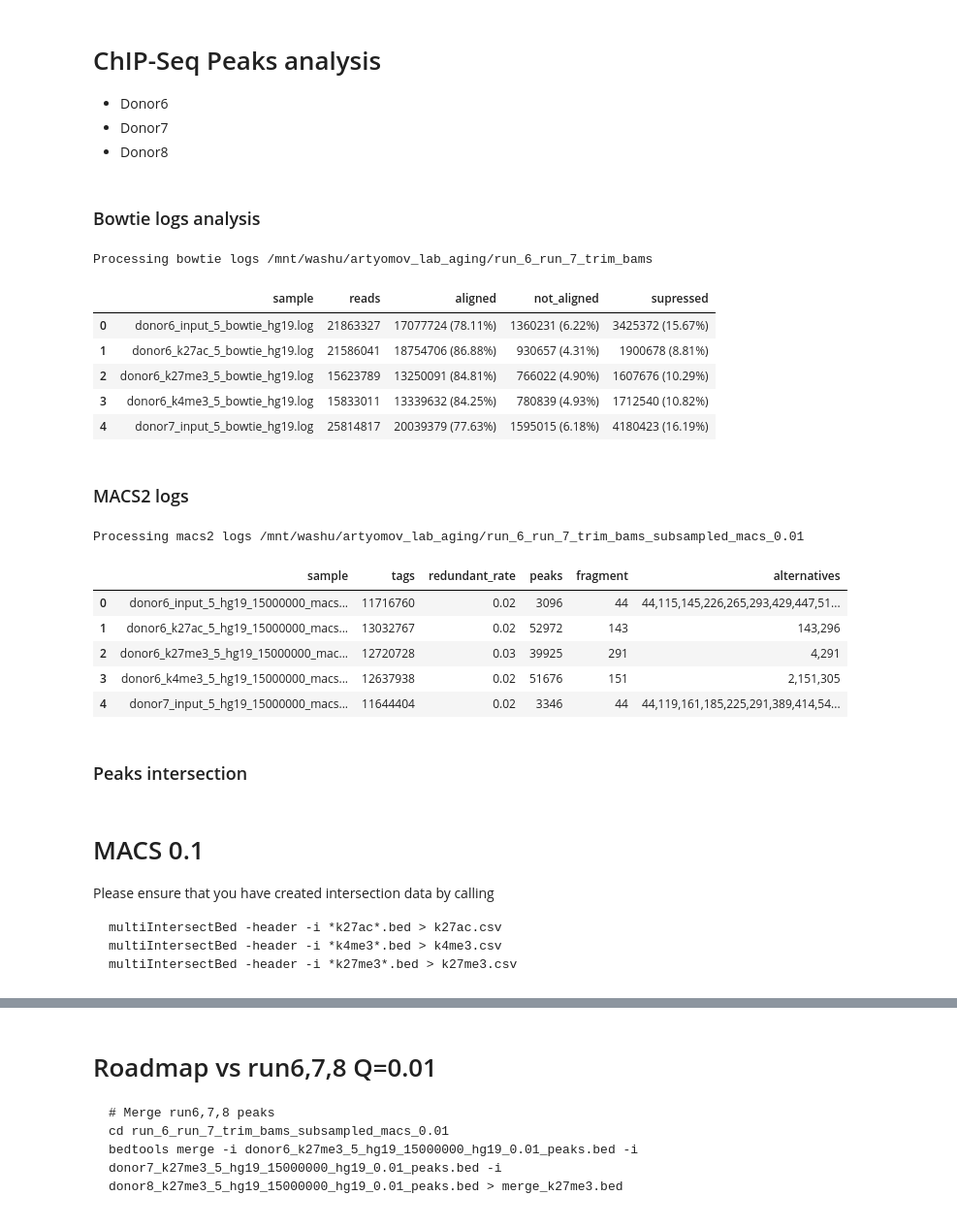
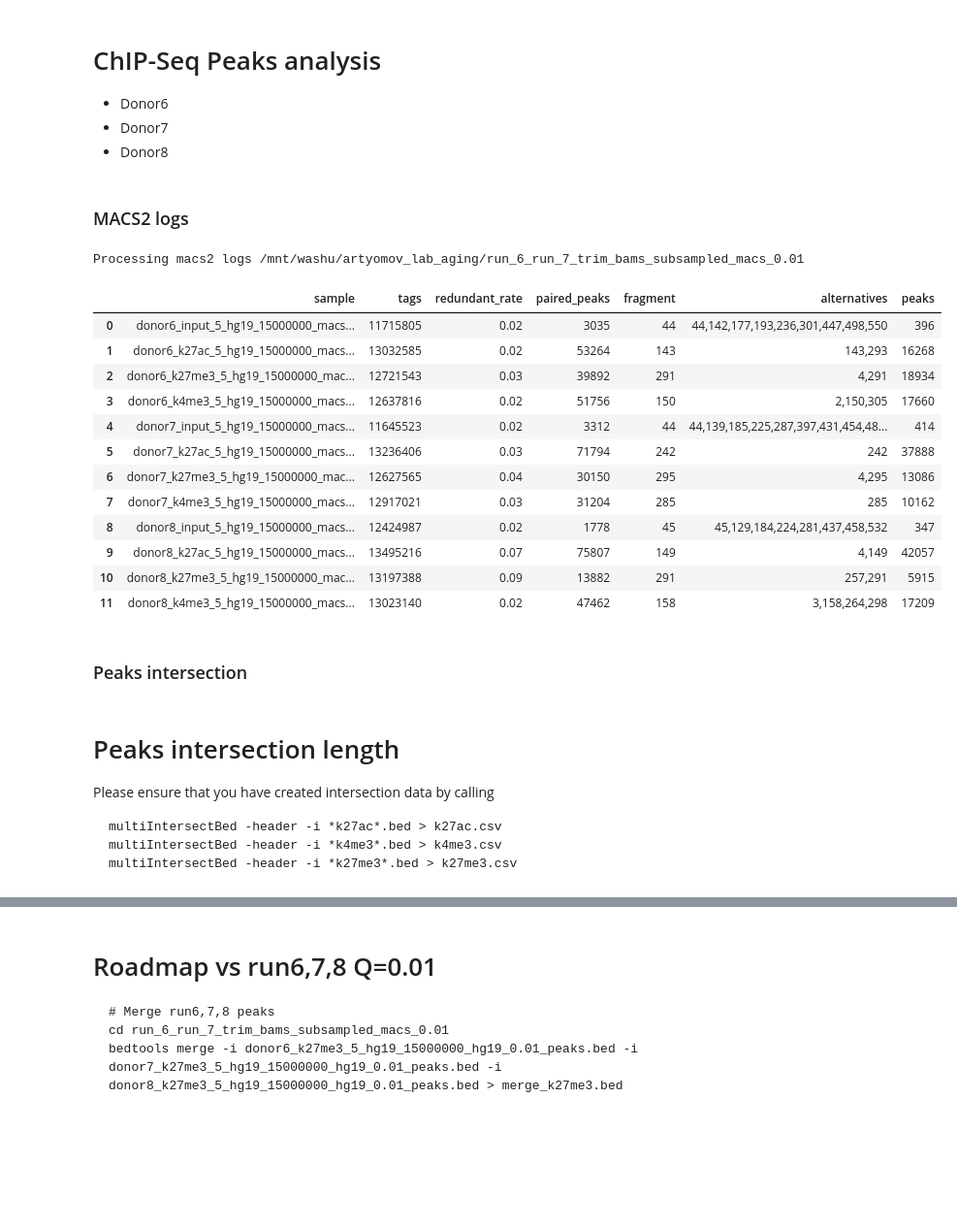
Before and after one commit to JetBrains-Research/washu, a Jupyter notebook: analysis.ipynb, the cells around one changed output, grey strips where cells are left out. Shown at 97% size. Cells and saved outputs as stored; diff of their text form; code cells hidden in the pictures; blank space fills up the shorter version.

````diff
--- a/analysis.ipynb
+++ b/analysis.ipynb
@@ -3,38 +3,27 @@
 * Donor6
 * Donor7
 * Donor8
-# %% [markdown]
-### Bowtie logs analysis
-# %%
-from bowtie_logs import bowtie_logs
-
-BOWTIE_LOGS = '/mnt/washu/artyomov_lab_aging/run_6_run_7_trim_bams'
-# BOWTIE_LOGS = '/mnt/washu/artyomov_lab_aging/roadmap_bams/'
-bowtie_logs(BOWTIE_LOGS).head()
-# %% [output]
-Processing bowtie logs /mnt/washu/artyomov_lab_aging/run_6_run_7_trim_bams
-|  | sample | reads | aligned | not_aligned | supressed |
-| 0 | donor6_input_5_bowtie_hg19.log | 21863327 | 17077724 (78.11%) | 1360231 (6.22%) | 3425372 (15.67%) |
-| 1 | donor6_k27ac_5_bowtie_hg19.log | 21586041 | 18754706 (86.88%) | 930657 (4.31%) | 1900678 (8.81%) |
-| 2 | donor6_k27me3_5_bowtie_hg19.log | 15623789 | 13250091 (84.81%) | 766022 (4.90%) | 1607676 (10.29%) |
-| 3 | donor6_k4me3_5_bowtie_hg19.log | 15833011 | 13339632 (84.25%) | 780839 (4.93%) | 1712540 (10.82%) |
-| 4 | donor7_input_5_bowtie_hg19.log | 25814817 | 20039379 (77.63%) | 1595015 (6.18%) | 4180423 (16.19%) |
 # %% [markdown]
 ### MACS2 logs
 # %%
 from macs2_logs import macs2_logs
 
-MACS_LOGS = '/mnt/washu/artyomov_lab_aging/run_6_run_7_trim_bams_subsampled_macs_0.01'
-# MACS_LOGS = '/mnt/washu/artyomov_lab_aging/roadmap_bams_subsampled_macs_0.01/'
-macs2_logs(MACS_LOGS).head()
+macs2_logs('/mnt/washu/artyomov_lab_aging/run_6_run_7_trim_bams_subsampled_macs_0.01').head(15)
 # %% [output]
 Processing macs2 logs /mnt/washu/artyomov_lab_aging/run_6_run_7_trim_bams_subsampled_macs_0.01
-|  | sample | tags | redundant_rate | peaks | fragment | alternatives |
-| 0 | donor6_input_5_hg19_15000000_macs... | 11716760 | 0.02 | 3096 | 44 | 44,115,145,226,265,293,429,447,51... |
-| 1 | donor6_k27ac_5_hg19_15000000_macs... | 13032767 | 0.02 | 52972 | 143 | 143,296 |
-| 2 | donor6_k27me3_5_hg19_15000000_mac... | 12720728 | 0.03 | 39925 | 291 | 4,291 |
-| 3 | donor6_k4me3_5_hg19_15000000_macs... | 12637938 | 0.02 | 51676 | 151 | 2,151,305 |
-| 4 | donor7_input_5_hg19_15000000_macs... | 11644404 | 0.02 | 3346 | 44 | 44,119,161,185,225,291,389,414,54... |
+|  | sample | tags | redundant_rate | paired_peaks | fragment | alternatives | peaks |
+| 0 | donor6_input_5_hg19_15000000_macs... | 11715805 | 0.02 | 3035 | 44 | 44,142,177,193,236,301,447,498,550 | 396 |
+| 1 | donor6_k27ac_5_hg19_15000000_macs... | 13032585 | 0.02 | 53264 | 143 | 143,293 | 16268 |
+| 2 | donor6_k27me3_5_hg19_15000000_mac... | 12721543 | 0.03 | 39892 | 291 | 4,291 | 18934 |
+| 3 | donor6_k4me3_5_hg19_15000000_macs... | 12637816 | 0.02 | 51756 | 150 | 2,150,305 | 17660 |
+| 4 | donor7_input_5_hg19_15000000_macs... | 11645523 | 0.02 | 3312 | 44 | 44,139,185,225,287,397,431,454,48... | 414 |
+| 5 | donor7_k27ac_5_hg19_15000000_macs... | 13236406 | 0.03 | 71794 | 242 | 242 | 37888 |
+| 6 | donor7_k27me3_5_hg19_15000000_mac... | 12627565 | 0.04 | 30150 | 295 | 4,295 | 13086 |
+| 7 | donor7_k4me3_5_hg19_15000000_macs... | 12917021 | 0.03 | 31204 | 285 | 285 | 10162 |
+| 8 | donor8_input_5_hg19_15000000_macs... | 12424987 | 0.02 | 1778 | 45 | 45,129,184,224,281,437,458,532 | 347 |
+| 9 | donor8_k27ac_5_hg19_15000000_macs... | 13495216 | 0.07 | 75807 | 149 | 4,149 | 42057 |
+| 10 | donor8_k27me3_5_hg19_15000000_mac... | 13197388 | 0.09 | 13882 | 291 | 257,291 | 5915 |
+| 11 | donor8_k4me3_5_hg19_15000000_macs... | 13023140 | 0.02 | 47462 | 158 | 3,158,264,298 | 17209 |
 # %% [markdown]
 ### Peaks intersection
 # %%
@@ -60,7 +55,8 @@ def processvenn3(file):
     venn3(subsets = (Abc, aBc, ABc, abC, AbC, aBC, ABC), set_labels = (donor6, donor7, donor8))
     plt.show()
 # %% [markdown]
-# MACS 0.1
+# Peaks intersection length
+
 Please ensure that you have created intersection data by calling
 ```
 multiIntersectBed -header -i *k27ac*.bed > k27ac.csv
````
Also changed, not shown: parts of 17 cells of this notebook.
